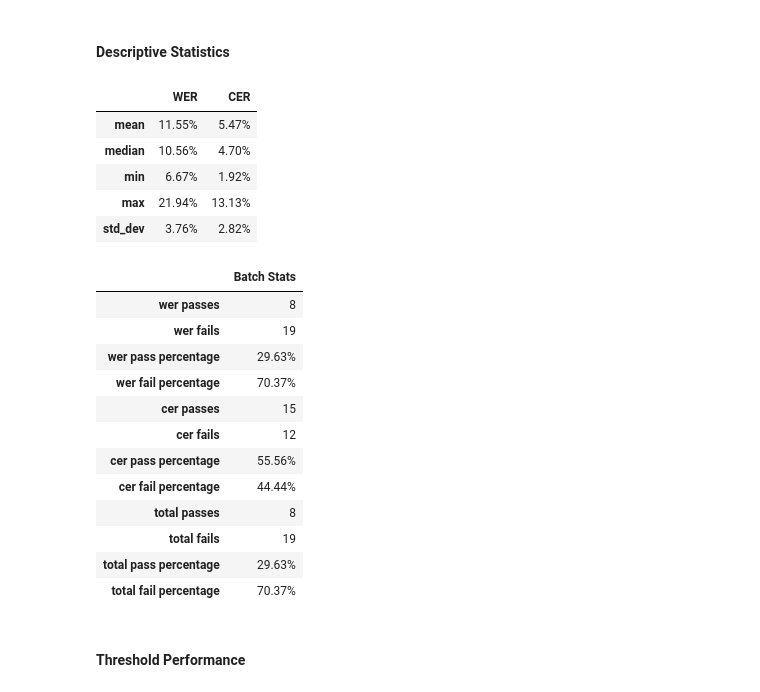
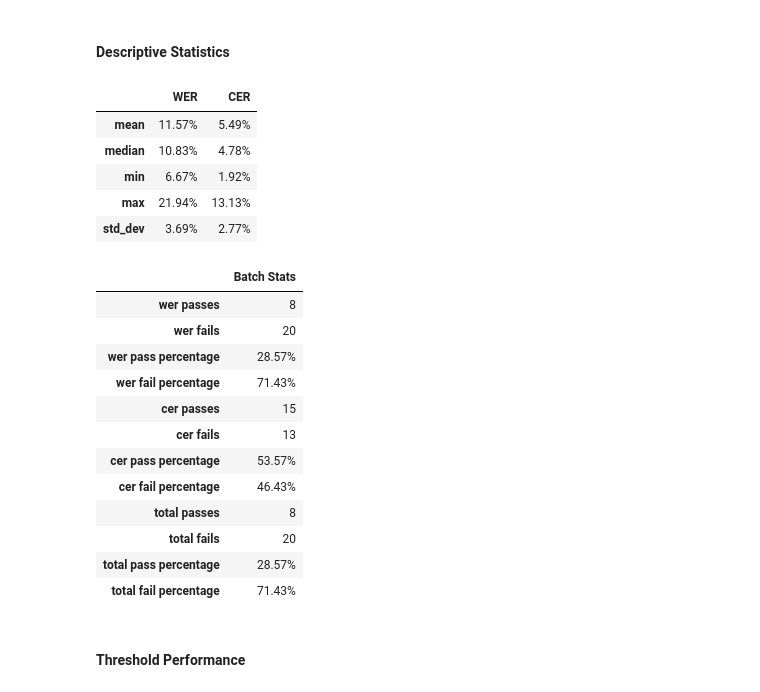
Before and after one commit to AsaDorville758/aes-thesis, a Jupyter notebook: aes_notebook/Whisper_paddleOCR_deBERTa.ipynb, the cells around one changed output. Saved outputs shown, nothing was run; the diff lists cells and outputs as text; code cells hidden in the pictures.

```diff
--- a/aes_notebook/Whisper_paddleOCR_deBERTa.ipynb
+++ b/aes_notebook/Whisper_paddleOCR_deBERTa.ipynb
@@ -32,0 +35,4 @@ df[:]
+# %%
+df = pd.read_csv("./data/trait_level_annotations.csv", encoding="latin1")
+df = df.fillna("")
+df
@@ -508,7 +525,7 @@ modified_essay = """Dear5 local5 newspaper5, I think effects computers have on p
     Thank you5 for5 listening5."""
 
 #Calculate Error Rates
-error_rates = calculate_error_rates(reference_essay.text, modified_essay)
+error_rates = calculate_error_rates(reference_essay.get_text(), modified_essay)
 print(f"Word Error Rate: {error_rates['wer']:.3f} \nCharacter Error Rate:{error_rates['cer']:.3f}")
 # %% [output]
 Word Error Rate: 0.018
@@ -516,10 +533,10 @@ Character Error Rate:0.046
 # %% [markdown]
 #### Normalized Reference Essay
 # %%
-normalised_essay = EssayEditor(reference_essay.text)
-normalised_essay.normalise()
-normalised_essay.show_normalised_text()
-normalised_essay.show_edit_log()
+reference_essay = EssayEditor(reference_essay.text)
+reference_essay.normalise_text()
+reference_essay.show_normalised_text()
+reference_essay.show_edit_log()
 # %% [output]
 dear local newspaper i think effects computers have on people are great learning skills or affects because they give us time to chat with friends or new people helps us learn about the globe astronomy ...
 
@@ -537,7 +554,7 @@ import os
 from faster_whisper import WhisperModel
 import time
 
-experiments= [] #stores experiment data as dictinaries 7/08/2026
+
 size_compute_type_pairs= [
     ('small', 'int8_float16'),
     ('small', 'float16'),
@@ -566,6 +583,8 @@ if duration:
     print("Audio successfully loaded.")
 else:
     print("Error loading audio.")
+
+whisper_experiments = BatchDataOperator()#Stores results of experiments
 
 for j, (m_size, c_type) in enumerate(size_compute_type_pairs, 1):
 
@@ -598,14 +617,17 @@ for j, (m_size, c_type) in enumerate(size_compute_type_pairs, 1):
         #Convert transcription string to EssayEditor Object for normalisation
         whisper_output = EssayEditor(whisper_output)
         #Normalise Essay
-        whisper_output.normalise()
-        #Calculate Transcription Accuracy
-        error_rates = calculate_error_rates(normalised_essay.text, whisper_output.text)
-        #ASR - Output Evaluation
-        wer_threshold = 0.090
-        cer_threshold = 0.050
-        #IF both WER and CER below threshold, evaluation passed else evaluation failed
-        evaluation_status = "pass" if error_rates['wer'] <= wer_threshold and error_rates['cer'] <= cer_threshold else "fail"
+        whisper_output.normalise_text()
+
+        #Calculate Error Rates
+        error_rates = calculate_error_rates(reference_essay.get_text(), whisper_output.get_text())
+
+        #IF both WER and CER below threshold evaluation passed else evaluation failed
+        evaluation_status = ("pass" if error_rates["wer"] <= whisper_experiments.wer_threshold
+                                 and error_rates["cer"] <= whisper_experiments.cer_threshold else "fail")
+
+        whisper_experiments.update_eval_stats(evaluation_status, error_rates)
+
         #Store the details of the experiment as a dict
         details = {
             "Model Size": m_size,
@@ -623,7 +645,7 @@ for j, (m_size, c_type) in enumerate(size_compute_type_pairs, 1):
             "Evaluation Status": evaluation_status
         }
         #Save experiment details to experiments list
-        experiments.append(details)
+        whisper_experiments.save_detail(details)
     print(f"Experiment {j}/6 completed")
 # %% [output]
 data\audio\test\Daniella.wav accessed successfully.
@@ -901,39 +822,30 @@ df
 # %% [markdown]
 #### Descriptive Statistics
 # %%
-#Statistical Accuracy Statistics
-transcription_statistics = {#10/08/2026
-    "WER": batch_transcription["wer_stats"],
-    "CER": batch_transcription["cer_stats"]
-}
-df = pd.DataFrame.from_dict(transcription_statistics)
-df
+whisper_batch.show_wer_and_cer_stats()
 # %% [output]
 |  | WER | CER |
-| mean | 11.55% | 5.47% |
-| median | 10.56% | 4.70% |
+| mean | 11.57% | 5.49% |
+| median | 10.83% | 4.78% |
 | min | 6.67% | 1.92% |
 | max | 21.94% | 13.13% |
-| std_dev | 3.76% | 2.82% |
+| std_dev | 3.69% | 2.77% |
 # %%
-# Pass and Fail Statistics
-df = pd.DataFrame.from_dict(
-    batch_transcription['eval_stats'],orient="index", columns=["Batch Stats"])
-df
+whisper_batch.show_eval_stats()
 # %% [output]
 |  | Batch Stats |
 | wer passes | 8 |
-| wer fails | 19 |
-| wer pass percentage | 29.63% |
-| wer fail percentage | 70.37% |
+| wer fails | 20 |
+| wer pass percentage | 28.57% |
+| wer fail percentage | 71.43% |
 | cer passes | 15 |
-| cer fails | 12 |
-| cer pass percentage | 55.56% |
-| cer fail percentage | 44.44% |
+| cer fails | 13 |
+| cer pass percentage | 53.57% |
+| cer fail percentage | 46.43% |
 | total passes | 8 |
-| total fails | 19 |
-| total pass percentage | 29.63% |
-| total fail percentage | 70.37% |
+| total fails | 20 |
+| total pass percentage | 28.57% |
+| total fail percentage | 71.43% |
 # %% [markdown]
 #### Threshold Performance
 # %%
```
Also changed, not shown: parts of 45 cells of this notebook.
